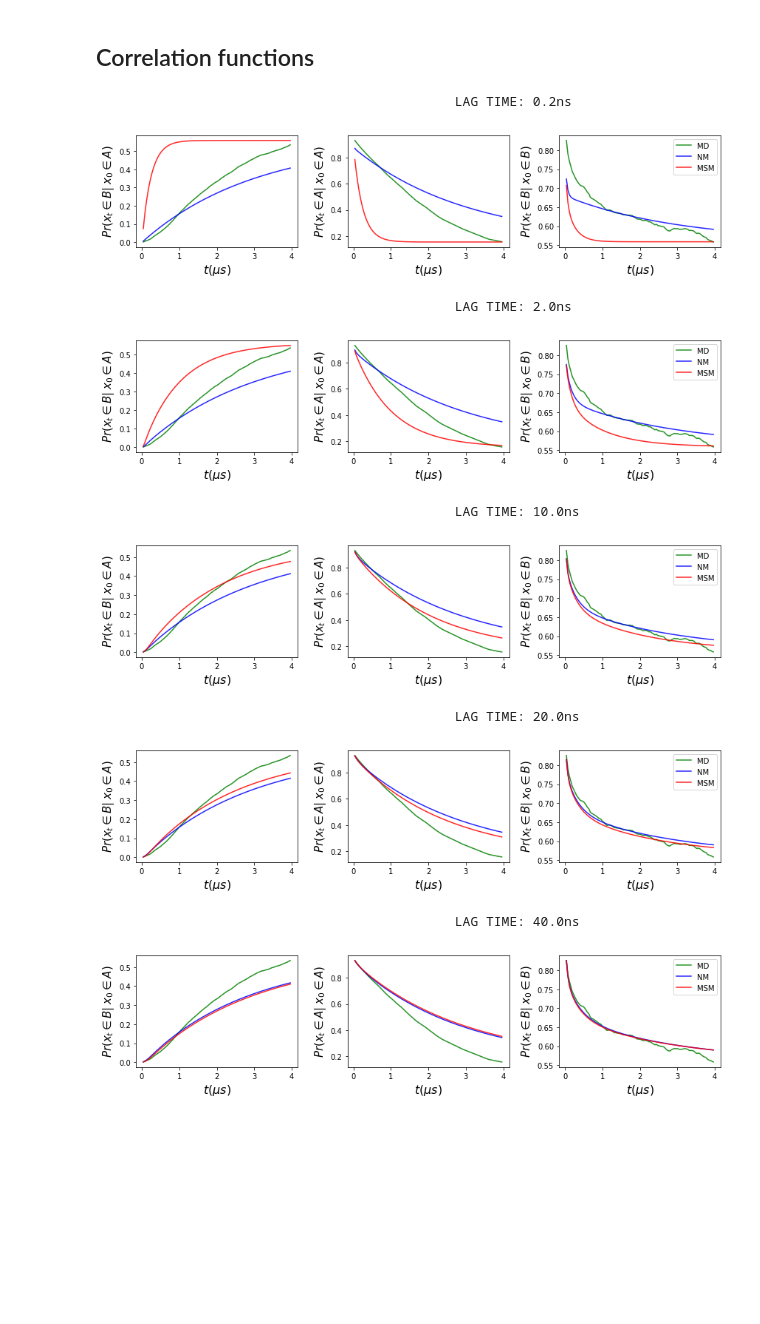
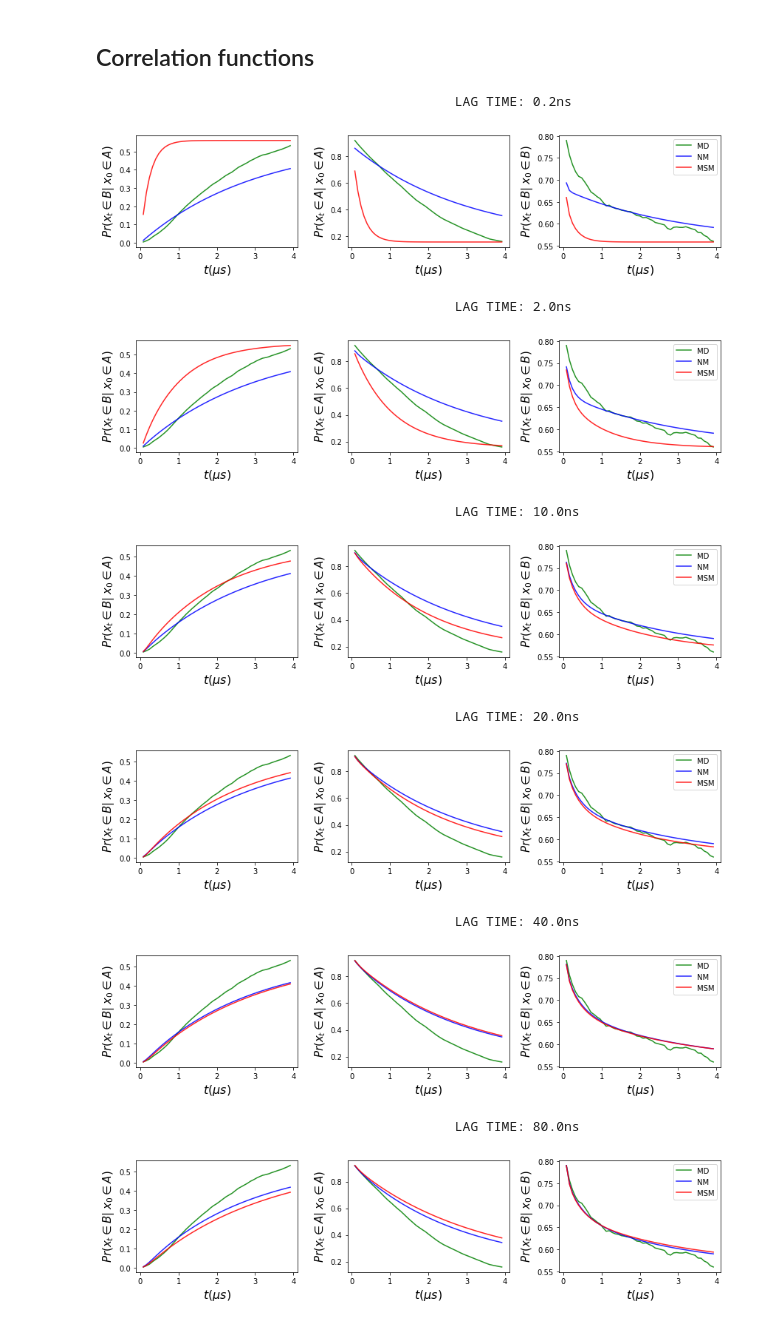
Before and after one commit to choderalab/msm-mfpt, a Jupyter notebook: models/Trpcage_model_mindist_rmsd.ipynb, the cells around one changed output. Saved outputs shown, nothing was run; the diff lists cells and outputs as text; code cells hidden in the pictures; blank space fills up the shorter version.

```diff
--- a/models/Trpcage_model_mindist_rmsd.ipynb
+++ b/models/Trpcage_model_mindist_rmsd.ipynb
@@ -765,7 +765,7 @@ printmd("###  Average $t_b$ = {:.2f}ns".format(0.2*sum(tb_values)/len(tb_values)
 # %% [markdown]
 ## Correlation functions
 # %%
-times =  range(200, 20000, 200)
+times =  range(400, 20000, 400)
 times_in_us = np.array(times)*0.0002
 
 emp_coorAB = nm_model.empirical_corr_function(nm_model.stateA, nm_model.stateB, times=times)
@@ -777,7 +777,7 @@ pB = nm_model.popB
 
 alpha = 0.85
 
-for lag in [1, 10, 50, 100, 200]:
+for lag in [1, 10, 50, 100, 200, 400]:
 
     nm_model.lag_time=lag
     print(46*' ' + 'LAG TIME: {}ns'.format(lag*0.2))
@@ -792,39 +792,41 @@ for lag in [1, 10, 50, 100, 200]:
     fig.add_subplot(131)
     plt.plot(times_in_us, emp_coorAB/pA, label='MD', color='green', alpha=alpha)
     plt.plot(times_in_us, nm_pAB/pA, label='NM', color='blue', alpha=alpha)
     plt.plot(times_in_us, msm_pAB/pA, label='MSM', color='red', alpha=alpha)
     plt.xlabel('$t(\mu s)$', fontsize=16)
     plt.ylabel('$Pr(x_t \in B|\; x_0 \in A)$', fontsize=15)
     #plt.ylim([0,0.2])
 
     fig.add_subplot(132)
     plt.plot(times_in_us, emp_coorAA/pA, label='MD', color='green', alpha=alpha)
     plt.plot(times_in_us, nm_pAA/pA, label='NM', color='blue', alpha=alpha)
     plt.plot(times_in_us, msm_pAA/pA, label='MSM', color='red', alpha=alpha)
     plt.xlabel('$t(\mu s)$', fontsize=16)
     plt.ylabel('$Pr(x_t \in A|\; x_0 \in A)$', fontsize=15)
     #plt.ylim([0.5,1])
 
     fig.add_subplot(133)
     plt.plot(times_in_us, emp_coorBB/pB, label='MD', color='green', alpha=alpha)
     plt.plot(times_in_us, nm_pBB/pB, label='NM', color='blue', alpha=alpha)
     plt.plot(times_in_us, msm_pBB/pB, label='MSM', color='red', alpha=alpha )
     plt.xlabel('$t(\mu s)$', fontsize=16)
     plt.ylabel('$Pr(x_t \in B|\; x_0 \in B)$', fontsize=15)
     plt.legend(loc='upper right')
     #plt.ylim([0.5,1])
 
     fig.tight_layout()
 
     plt.show()
 # %% [output]
                                               LAG TIME: 0.2ns
-[figure, old version]
+[figure, new version]
                                               LAG TIME: 2.0ns
-[figure, old version]
+[figure, new version]
                                               LAG TIME: 10.0ns
-[figure, old version]
+[figure, new version]
                                               LAG TIME: 20.0ns
-[figure, old version]
+[figure, new version]
                                               LAG TIME: 40.0ns
-[figure, old version]
+[figure, new version]
+                                              LAG TIME: 80.0ns
+[figure, added]
```
Also changed, not shown: parts of 4 cells of this notebook, 3 other files.
